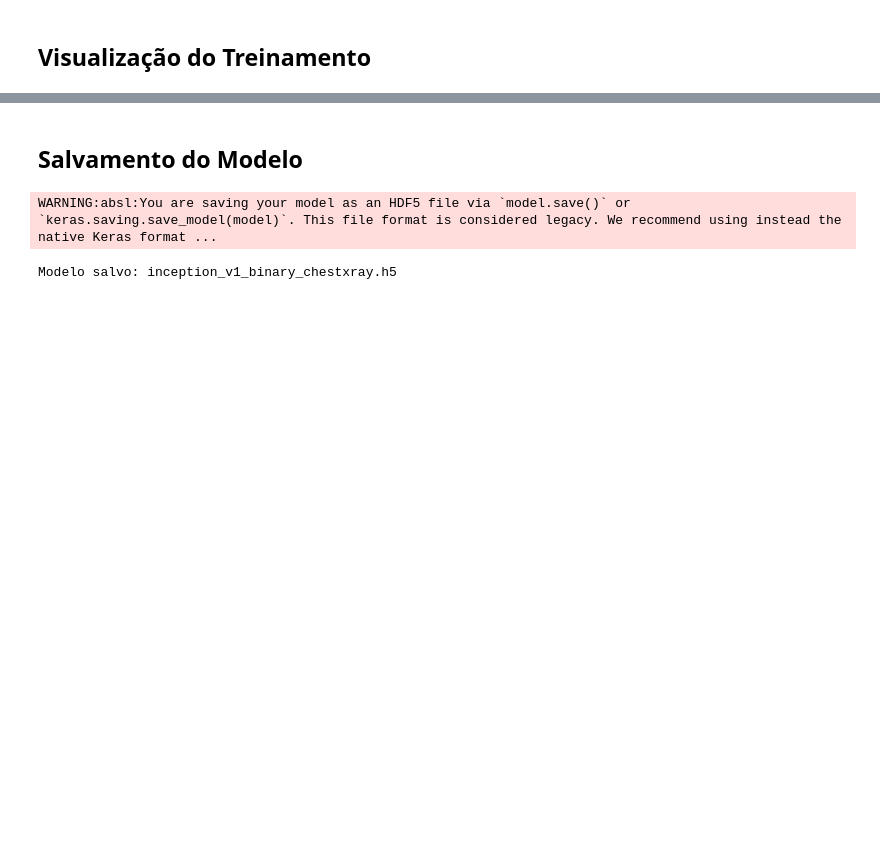
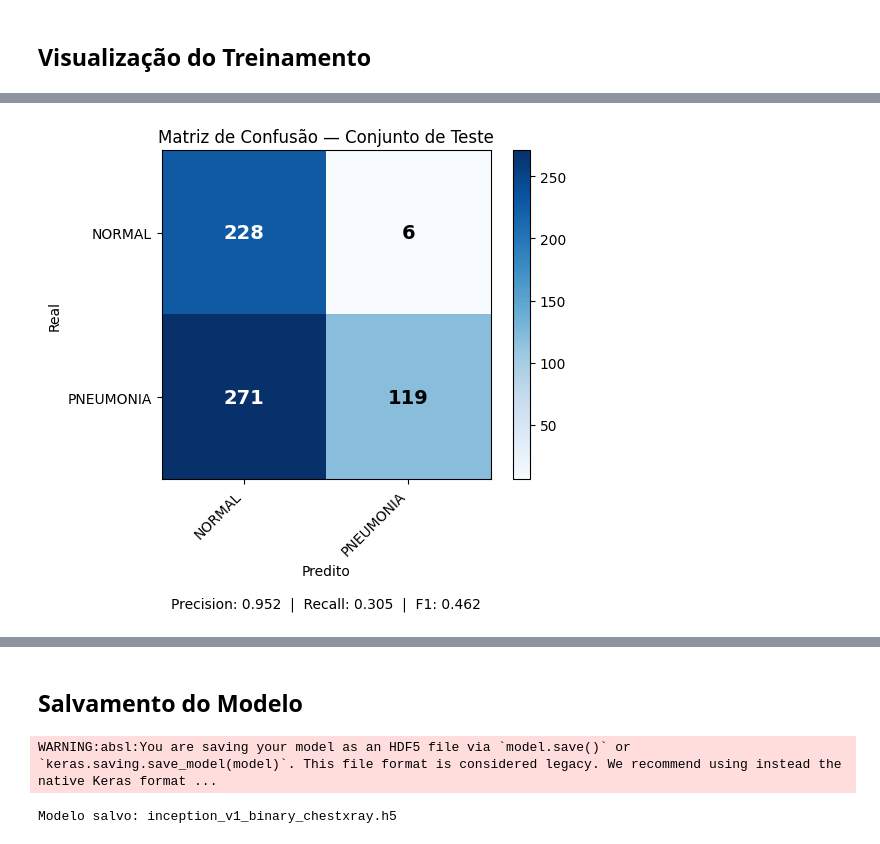
Before and after one commit to caiothomasbandeira/CNN-DL-, a Jupyter notebook: cnn-dl-caio.ipynb, the cells around one changed output, grey strips where cells are left out. Saved outputs shown, nothing was run; the diff lists cells and outputs as text; code cells hidden in the pictures; blank space fills up the shorter version.

```diff
--- a/cnn-dl-caio.ipynb
+++ b/cnn-dl-caio.ipynb
@@ -343,7 +342,0 @@ Tudo mais (`loss_weights`, `optimizer`, `metrics`) permanece idêntico ao códig
-# %%
-model.compile(
-    loss=['binary_crossentropy', 'binary_crossentropy'],  # 🔧 era 'categorical_crossentropy'
-    loss_weights=[1, 0.3],                               # ✅ IDÊNTICO AO CÓDIGO BASE
-    optimizer=optim,                                      # ✅ IDÊNTICO AO CÓDIGO BASE
-    metrics=[['accuracy'], ['accuracy']]                  # ✅ IDÊNTICO AO CÓDIGO BASE
-)
@@ -473,0 +460,70 @@ Acurácia no conjunto de teste: 0.3766 (37.66%)
+# %%
+# --- Predições ---
+predictions = model.predict(X_test)
+main_predictions, aux1_predictions = predictions
+
+predicted_classes = (main_predictions >= 0.5).astype(int).flatten()
+true_classes      = y_test.flatten().astype(int)
+
+# --- Top-5 e Acurácia (bloco original mantido) ---
+print('\n=== Primeiros 5 exemplos do conjunto de teste ===')
+for i in range(5):
+    prob   = main_predictions[i][0]
+    pred   = class_names[predicted_classes[i]]
+    true   = class_names[true_classes[i]]
+    status = '✅' if predicted_classes[i] == true_classes[i] else '❌'
+    print(f'  [{i}] Predito: {pred:10s} | Real: {true:10s} | Prob: {prob:.4f} {status}')
+
+acc = np.mean(predicted_classes == true_classes)
+print(f'\nAcurácia no conjunto de teste: {acc:.4f} ({acc*100:.2f}%)')
+
+# --- Matriz de Confusão (puro NumPy + Matplotlib, sem sklearn) ---
+def plot_confusion_matrix(y_true, y_pred, class_names):
+    n = len(class_names)
+    cm = np.zeros((n, n), dtype=int)
+    for true, pred in zip(y_true, y_pred):
+        cm[true][pred] += 1
+
+    fig, ax = plt.subplots(figsize=(6, 5))
+    im = ax.imshow(cm, interpolation='nearest', cmap='Blues')
+    plt.colorbar(im, ax=ax)
+
+    ax.set(
+        xticks=np.arange(n),
+        yticks=np.arange(n),
+        xticklabels=class_names,
+        yticklabels=class_names,
+        xlabel='Predito',
+        ylabel='Real',
+        title='Matriz de Confusão — Conjunto de Teste'
+    )
+    plt.setp(ax.get_xticklabels(), rotation=45, ha='right')
+
+    thresh = cm.max() / 2
+    for i in range(n):
+        for j in range(n):
+            ax.text(j, i, f'{cm[i, j]}',
+                    ha='center', va='center',
+                    color='white' if cm[i, j] > thresh else 'black',
+                    fontsize=14, fontweight='bold')
+
+    # Anotações de métricas-chave
+    tn, fp = cm[0][0], cm[0][1]   # NORMAL real → predito NORMAL / PNEUMONIA
+    fn, tp = cm[1][0], cm[1][1]   # PNEUMONIA real → predito NORMAL / PNEUMONIA
+    precision = tp / (tp + fp) if (tp + fp) > 0 else 0
+    recall    = tp / (tp + fn) if (tp + fn) > 0 else 0
+    f1        = 2 * precision * recall / (precision + recall) if (precision + recall) > 0 else 0
+    ax.set_xlabel(
+        f'Predito\n\nPrecision: {precision:.3f}  |  Recall: {recall:.3f}  |  F1: {f1:.3f}',
+        fontsize=10
+    )
+
+    plt.tight_layout()
+    plt.show()
+    print(f'\n  TN (NORMAL→NORMAL):       {tn}')
+    print(f'  FP (NORMAL→PNEUMONIA):    {fp}  ← viés do modelo')
+    print(f'  FN (PNEUMONIA→NORMAL):    {fn}')
+    print(f'  TP (PNEUMONIA→PNEUMONIA): {tp}')
+
+plot_confusion_matrix(true_classes, predicted_classes, class_names)
+# %% [output]
@@ -473,0 +540 @@ Acurácia no conjunto de teste: 0.3766 (37.66%)
+[figure, added]
```
Also changed, not shown: parts of 14 cells of this notebook.
